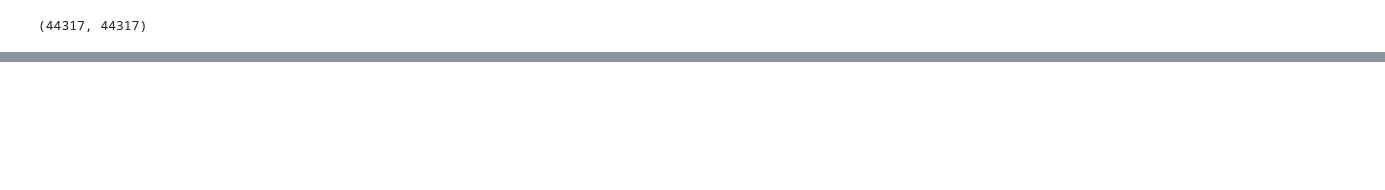
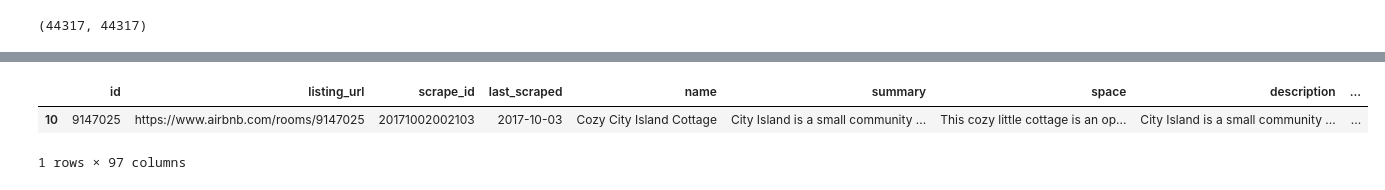
Before and after one commit to ManvithaC/AirBnB-listing-Recommender, a Jupyter notebook: project.ipynb, the cells around one changed output, grey strips where cells are left out. Cells and saved outputs as stored; diff of their text form; code cells hidden in the pictures; blank space fills up the shorter version.

```diff
--- a/project.ipynb
+++ b/project.ipynb
@@ -226,12 +226,20 @@ df_NLP_recommender.head()
 df_NLP_recommender['summary'] = df_NLP_recommender['summary'].map(lambda x: re.sub('[^a-zA-Z1-9!?.]', ' ', x))
 df_NLP_recommender['name'] = df_NLP_recommender['name'].map(lambda x: re.sub('[^a-zA-Z1-9!?.]', ' ', x))
 df_NLP_recommender['space'] = df_NLP_recommender['space'].map(lambda x: re.sub('[^a-zA-Z1-9!?.]', ' ', x))
-df_NLP_recommender['name'] = df_NLP_recommender['name'].map(lambda x: re.sub('[^a-zA-Z1-9!?.]', ' ', x))
 df_NLP_recommender['neighborhood_overview'] = df_NLP_recommender['neighborhood_overview'].map(lambda x: re.sub('[^a-zA-Z1-9!?.]', ' ', x))
 df_NLP_recommender['notes'] = df_NLP_recommender['notes'].map(lambda x: re.sub('[^a-zA-Z1-9!?.]', ' ', x))
 df_NLP_recommender['transit'] = df_NLP_recommender['transit'].map(lambda x: re.sub('[^a-zA-Z1-9!?.]', ' ', x))
 df_NLP_recommender['access'] = df_NLP_recommender['access'].map(lambda x: re.sub('[^a-zA-Z1-9!?.]', ' ', x))
 df_NLP_recommender['cleaned_amenities'] = df_NLP_recommender['cleaned_amenities'].map(lambda x: re.sub('[^a-zA-Z1-9!?.]', ' ', x))
+
+df_NLP_recommender['summary'].str.lower()
+df_NLP_recommender['name'].str.lower()
+df_NLP_recommender['space'].str.lower()
+df_NLP_recommender['neighborhood_overview'].str.lower()
+df_NLP_recommender['notes'].str.lower()
+df_NLP_recommender['transit'].str.lower()
+df_NLP_recommender['access'].str.lower()
+df_NLP_recommender['cleaned_amenities'].str.lower()
 # %% [output]
 A value is trying to be set on a copy of a slice from a DataFrame.
 Try using .loc[row_indexer,col_indexer] = value instead
@@ -321,0 +353,4 @@ Name: listing_url, dtype: object
+# %%
+from sklearn.decomposition import TruncatedSVD
+svd = TruncatedSVD(n_components=1400, n_iter=7, random_state=42)
+recommender_matrix = svd.fit_transform(recommender_matrix)
@@ -352,4 +392,4 @@ def predict_NLP(link, cosine_sim = cosine_sim):
 
     return recommended_listings
 # %%
-predict_NLP("https://www.airbnb.com/rooms/18461891")
+result = predict_NLP("https://www.airbnb.com/rooms/20702398")
@@ -366,0 +409,6 @@ predict_NLP("https://www.airbnb.com/rooms/18461891")
+# %%
+df.loc[df['listing_url'] == result[0]]
+# %% [output]
+|  | id | listing_url | scrape_id | last_scraped | name | summary | space | description | ... |
+| 10 | 9147025 | https://www.airbnb.com/rooms/9147025 | 20171002002103 | 2017-10-03 | Cozy City Island Cottage | City Island is a small community ... | This cozy little cottage is an op... | City Island is a small community ... | ... |
+1 rows × 97 columns
```
Also changed, not shown: parts of 11 cells of this notebook.
